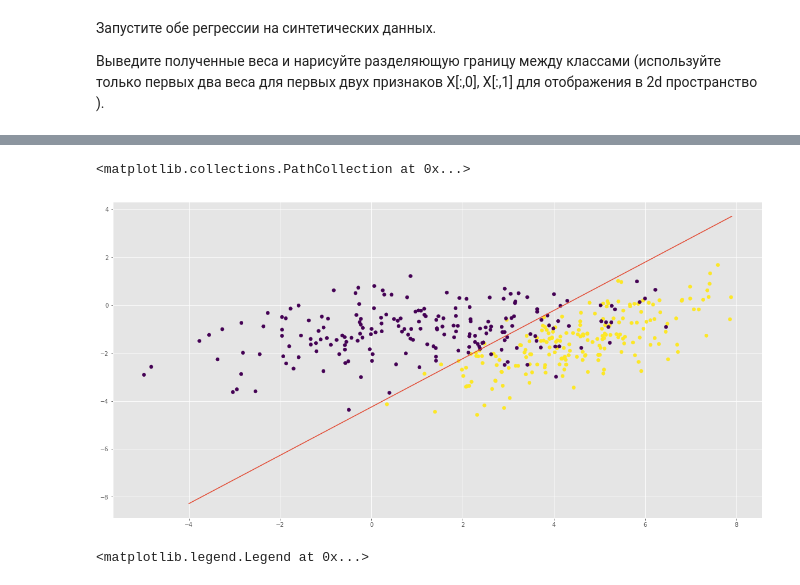
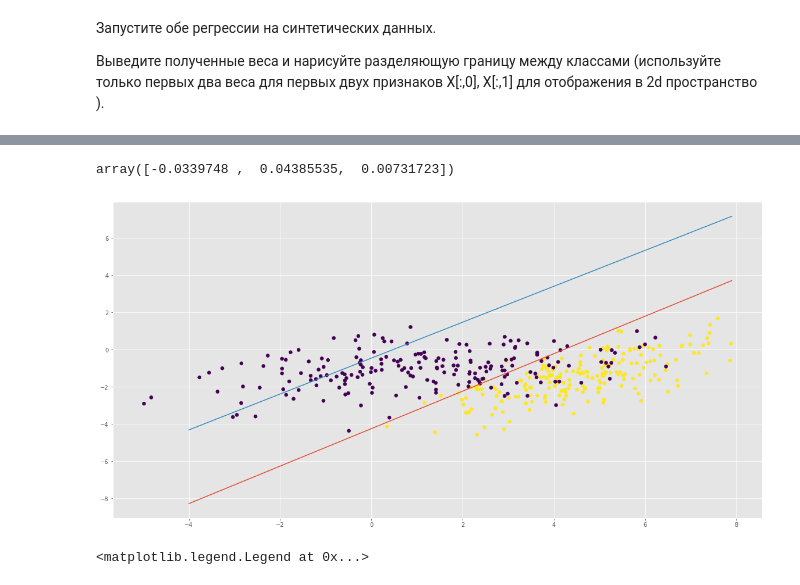
Before and after one commit to Dmitrivm/sphere.mail.ru_malovdv, a Jupyter notebook: DS/MalovDV-hw2.ipynb, the cells around one changed output, grey strips where cells are left out. Cells and saved outputs as stored; diff of their text form; code cells hidden in the pictures.

```diff
--- a/DS/MalovDV-hw2.ipynb
+++ b/DS/MalovDV-hw2.ipynb
@@ -368,7 +368,7 @@ class MySGDClassifier(BaseEstimator, ClassifierMixin):
             # print(y_hat, _proba)
             y_hat[_proba > 0.5] = 1
         else:
-            y_hat = np.dot(self._Xtest, self.weights)
+            y_hat = int(np.dot(self._Xtest, self.weights) >= 0)
 
         return y_hat
 # %% [markdown]
@@ -379,3 +392,7 @@ class MySGDClassifier(BaseEstimator, ClassifierMixin):
+# %%
+dvm_model.weights
+# %% [output]
+array([-0.0339748 ,  0.04385535,  0.00731723])
 # %%
 def plot_decision_boundary(clf):
     ## Your code Here
@@ -393,23 +410,27 @@ def plot_regression_line(clf):
 # %%
 np.random.seed(0)
 
 C1 = np.array([[0., -0.8], [1.5, 0.8]])
 C2 = np.array([[1., -0.7], [2., 0.7]])
 gauss1 = np.dot(np.random.randn(200, 2) + np.array([5, 3]), C1)
 gauss2 = np.dot(np.random.randn(200, 2) + np.array([1.5, 0]), C2)
 
 X = np.vstack([gauss1, gauss2])
 y = np.r_[np.ones(200), np.zeros(200)]
 
 dvm_model = MySGDClassifier(batch_generator, model_type='log_reg', max_epoch=50, alpha=0.1, C=1000)
 dvm_model.fit(X, y)
 plt.figure(figsize=(20, 10))
 plot_decision_boundary(dvm_model)
 
 plt.scatter(X[:,0], X[:,1], c=y)
+
+dvm_model_lin = MySGDClassifier(batch_generator, model_type='lin_reg', max_epoch=100, alpha=0.01, C=10)
+dvm_model_lin.fit(X, y )
+
+plot_decision_boundary(dvm_model_lin)
 # %% [output]
-<matplotlib.collections.PathCollection at 0x...>
-[figure, old version]
+[figure, new version]
 # %%
 dvm_model_lin = MySGDClassifier(batch_generator, model_type='lin_reg', max_epoch=100, alpha=0.01, C=10)
 dvm_model_lin.fit(np.expand_dims(X[:,0], 1), X[:,1])
```
Also changed, not shown: parts of 37 cells of this notebook.
